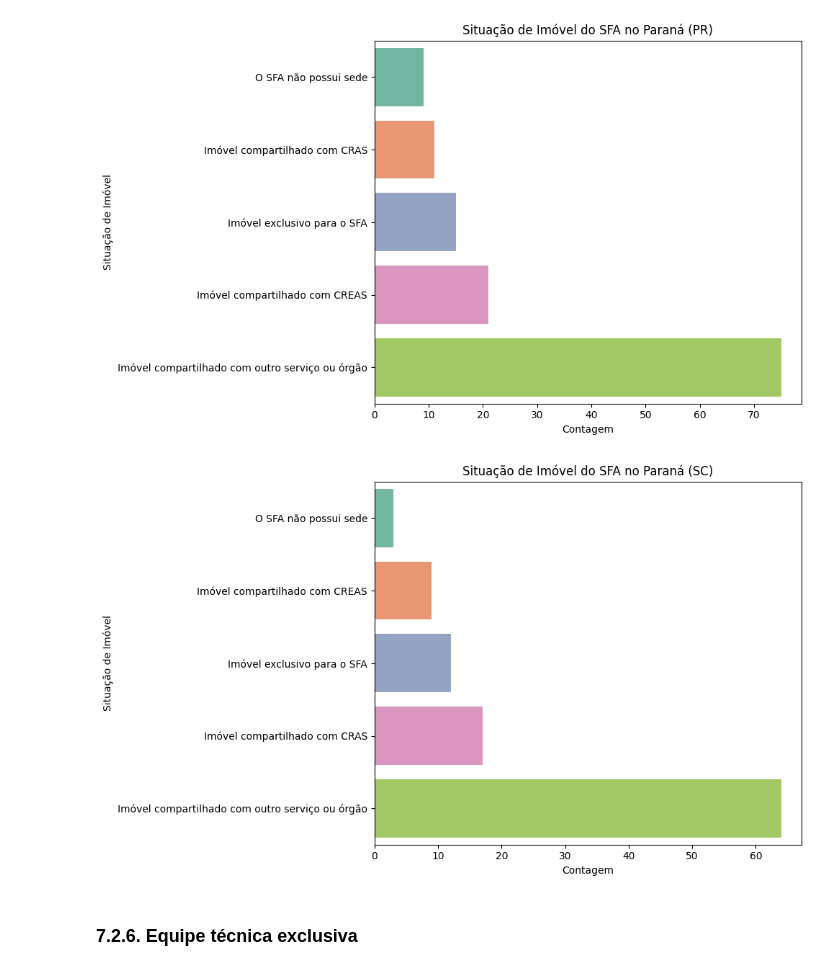
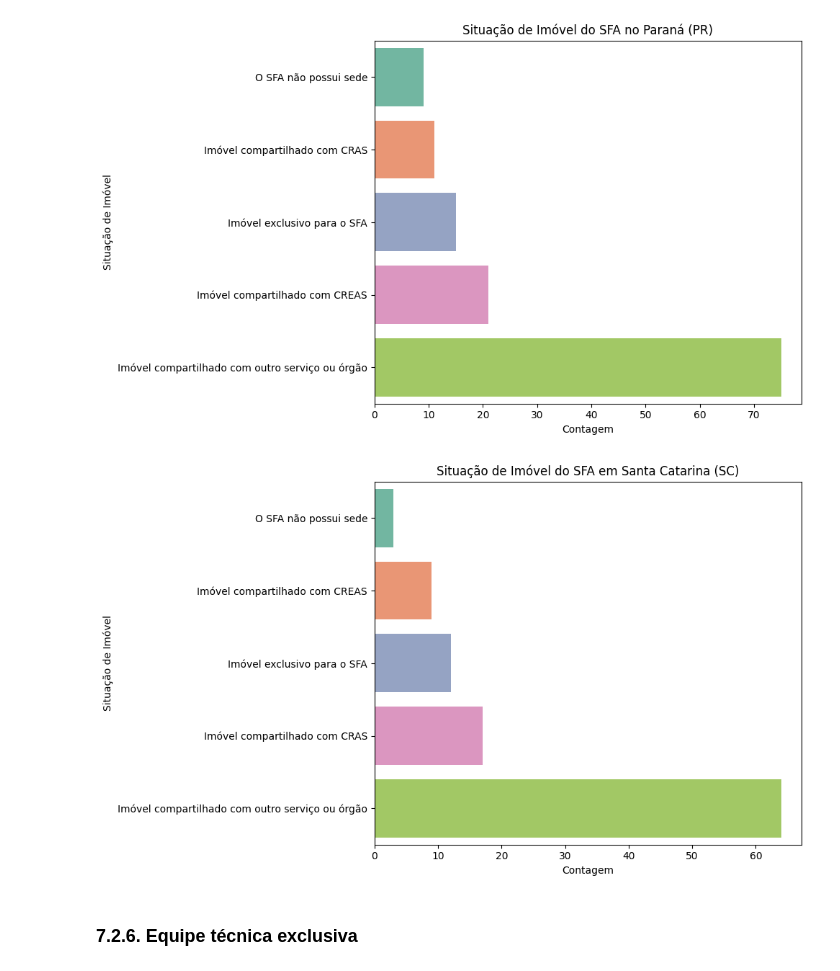
Before and after one commit to lab-dados-seges/familia-acolhedora, a Jupyter notebook: _sources/7_boas_praticas.ipynb, the cells around one changed output. Drawn from its saved outputs; the diff is of its cells as text; code cells hidden in the pictures.

```diff
--- a/_sources/7_boas_praticas.ipynb
+++ b/_sources/7_boas_praticas.ipynb
@@ -425,5 +425,8 @@ df_sc.shape
 # %% [output]
 (105, 175)
 # %%
+df_pr = df_pr.copy()
+df_sc = df_sc.copy()
+
 df_pr['subsidio_valor_mensal'].fillna(0, inplace=True)
 df_sc['subsidio_valor_mensal'].fillna(0, inplace=True)
@@ -823,31 +967,31 @@ plt.show()
 # %%
 # Agrupar os dados para Santa Catarina (SC) por situação do imóvel
 df_imovel_sc = df_sc.groupby('imovel_sede_saf').size().reset_index(name='contagem')
 
 # Ordenar os dados em ordem crescente
 df_imovel_sc = df_imovel_sc.sort_values(by='contagem', ascending=True)
 
 # Plotar o gráfico de barras para SC
 plt.figure(figsize=(10, 6))
 sns.barplot(
     x='contagem',
     y='imovel_sede_saf',
     data=df_imovel_sc,
     palette='Set2',
     hue='contagem',
     legend=False
 )
 
 # Configurar o gráfico
-plt.title("Situação de Imóvel do SFA no Paraná (SC)")
+plt.title("Situação de Imóvel do SFA em Santa Catarina (SC)")
 plt.xlabel("Contagem")
 plt.ylabel("Situação de Imóvel")
 plt.tight_layout()
 
 # Mostrar o gráfico
 plt.show()
 # %% [output]
-[figure, old version]
+[figure, new version]
 # %% [markdown]
 ### 7.2.6. Equipe técnica exclusiva
 # %%
```
Also changed, not shown: parts of 19 cells of this notebook, 42 other files.
